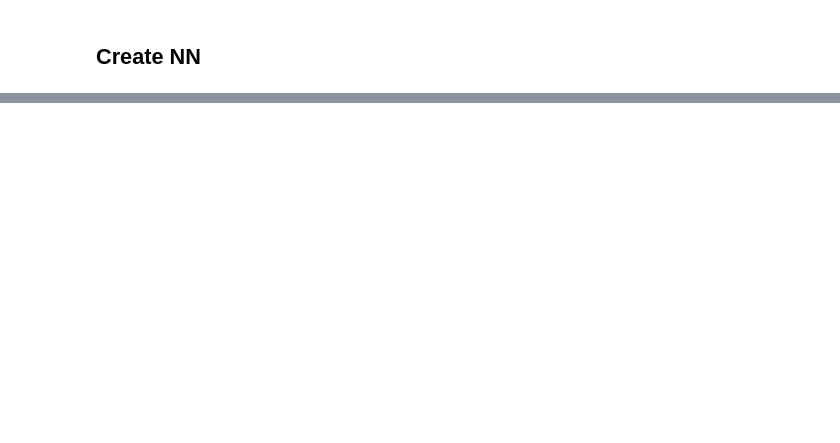
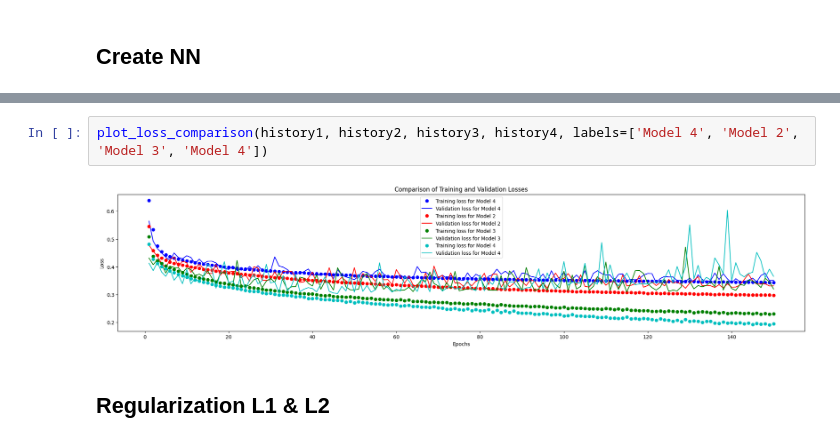
Before and after one commit to lursz/DeepNeuralNetworks, a Jupyter notebook: 2_Overfitting_and_Underfitting/2_Hw_overfitting_Underfitting.ipynb, the cells around one changed output, grey strips where cells are left out. Drawn from its saved outputs; the diff is of its cells as text; blank space fills up the shorter version.

Commit message:
Added L1 & L2 regularization

```diff
--- a/2_Overfitting_and_Underfitting/2_Hw_overfitting_Underfitting.ipynb
+++ b/2_Overfitting_and_Underfitting/2_Hw_overfitting_Underfitting.ipynb
@@ -282,0 +294,6 @@ visualize_accuracy(history1, history2, history3, 'Model 1', 'Model 2', 'Model 3'
+# %%
+plot_loss_comparison(history1, history2, history3, history4, labels=['Model 4', 'Model 2', 'Model 3', 'Model 4'])
+# %% [output]
+[figure, added]
+# %% [markdown]
+## Regularization L1 & L2
```
Also changed, not shown: parts of 25 cells of this notebook, 1 other file.
